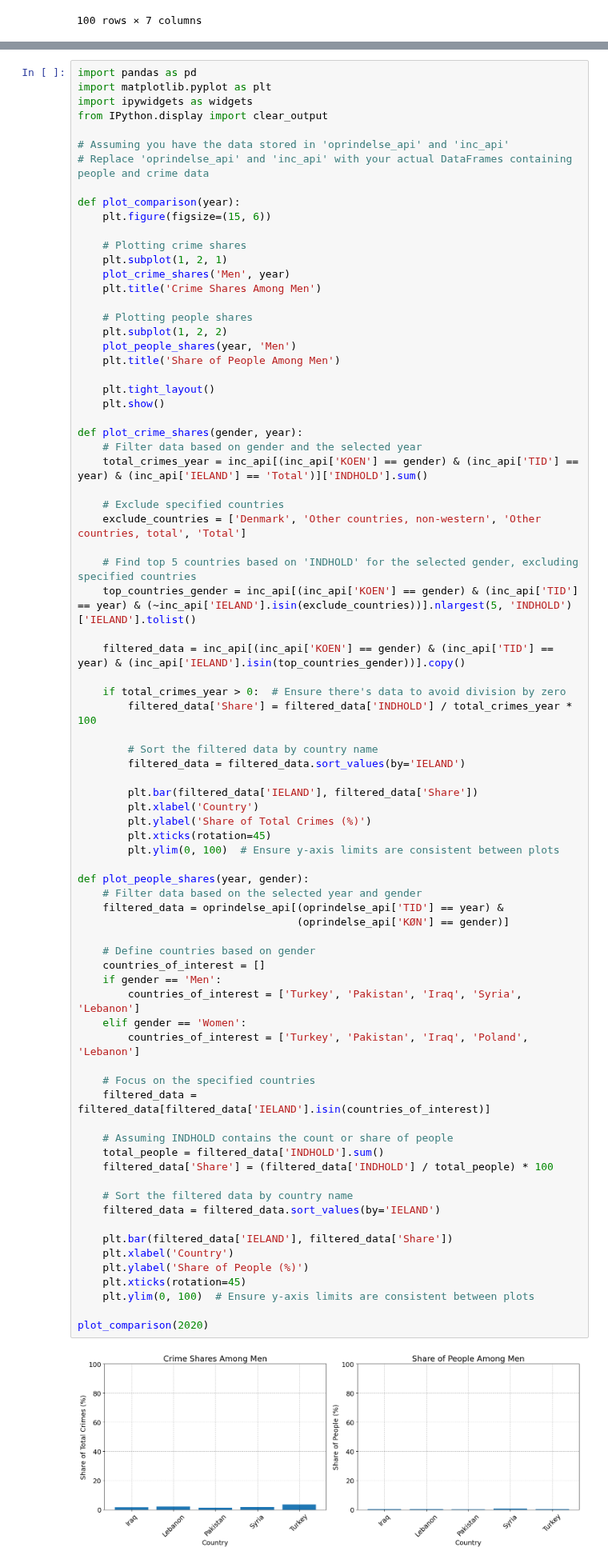
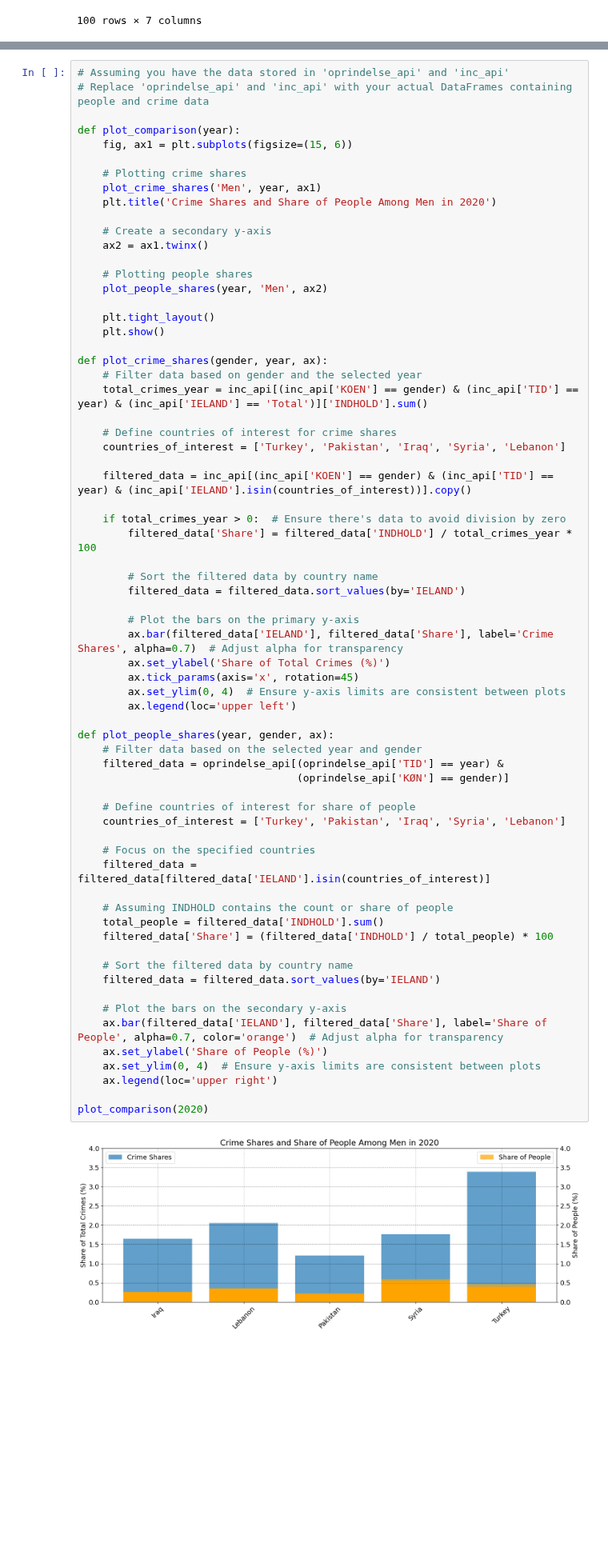
Before and after one commit to NumEconCopenhagen/projects-2024-malik-og-mads, a Jupyter notebook: dataproject/dataproject.ipynb, the cells around one changed output, grey strips where cells are left out. Shown at 80% size. Drawn from its saved outputs; the diff is of its cells as text; blank space fills up the shorter version.

```diff
--- a/dataproject/dataproject.ipynb
+++ b/dataproject/dataproject.ipynb
@@ -364,82 +364,71 @@ plot_people_shares(year_slider.value, gender_dropdown.value)
 HBox(children=(IntSlider(value=2017, description='Year:', max=2022, min=2017), Dropdown(description='Gender:',…
 [figure]
 # %%
-import pandas as pd
-import matplotlib.pyplot as plt
-import ipywidgets as widgets
-from IPython.display import clear_output
-
 # Assuming you have the data stored in 'oprindelse_api' and 'inc_api'
 # Replace 'oprindelse_api' and 'inc_api' with your actual DataFrames containing people and crime data
 
 def plot_comparison(year):
-    plt.figure(figsize=(15, 6))
+    fig, ax1 = plt.subplots(figsize=(15, 6))
 
     # Plotting crime shares
-    plt.subplot(1, 2, 1)
-    plot_crime_shares('Men', year)
-    plt.title('Crime Shares Among Men')
+    plot_crime_shares('Men', year, ax1)
+    plt.title('Crime Shares and Share of People Among Men in 2020')
+
+    # Create a secondary y-axis
+    ax2 = ax1.twinx()
 
     # Plotting people shares
-    plt.subplot(1, 2, 2)
-    plot_people_shares(year, 'Men')
-    plt.title('Share of People Among Men')
+    plot_people_shares(year, 'Men', ax2)
 
     plt.tight_layout()
     plt.show()
 
-def plot_crime_shares(gender, year):
+def plot_crime_shares(gender, year, ax):
     # Filter data based on gender and the selected year
     total_crimes_year = inc_api[(inc_api['KOEN'] == gender) & (inc_api['TID'] == year) & (inc_api['IELAND'] == 'Total')]['INDHOLD'].sum()
 
-    # Exclude specified countries
-    exclude_countries = ['Denmark', 'Other countries, non-western', 'Other countries, total', 'Total']
+    # Define countries of interest for crime shares
+    countries_of_interest = ['Turkey', 'Pakistan', 'Iraq', 'Syria', 'Lebanon']
 
-    # Find top 5 countries based on 'INDHOLD' for the selected gender, excluding specified countries
-    top_countries_gender = inc_api[(inc_api['KOEN'] == gender) & (inc_api['TID'] == year) & (~inc_api['IELAND'].isin(exclude_countries))].nlargest(5, 'INDHOLD')['IELAND'].tolist()
-
-    filtered_data = inc_api[(inc_api['KOEN'] == gender) & (inc_api['TID'] == year) & (inc_api['IELAND'].isin(top_countries_gender))].copy()
+    filtered_data = inc_api[(inc_api['KOEN'] == gender) & (inc_api['TID'] == year) & (inc_api['IELAND'].isin(countries_of_interest))].copy()
 
     if total_crimes_year > 0:  # Ensure there's data to avoid division by zero
         filtered_data['Share'] = filtered_data['INDHOLD'] / total_crimes_year * 100
 
         # Sort the filtered data by country name
         filtered_data = filtered_data.sort_values(by='IELAND')
 
-        plt.bar(filtered_data['IELAND'], filtered_data['Share'])
-        plt.xlabel('Country')
-        plt.ylabel('Share of Total Crimes (%)')
-        plt.xticks(rotation=45)
-        plt.ylim(0, 100)  # Ensure y-axis limits are consistent between plots
+        # Plot the bars on the primary y-axis
+        ax.bar(filtered_data['IELAND'], filtered_data['Share'], label='Crime Shares', alpha=0.7)  # Adjust alpha for transparency
+        ax.set_ylabel('Share of Total Crimes (%)')
+        ax.tick_params(axis='x', rotation=45)
+        ax.set_ylim(0, 4)  # Ensure y-axis limits are consistent between plots
+        ax.legend(loc='upper left')
 
-def plot_people_shares(year, gender):
+def plot_people_shares(year, gender, ax):
     # Filter data based on the selected year and gender
     filtered_data = oprindelse_api[(oprindelse_api['TID'] == year) &
                                    (oprindelse_api['KØN'] == gender)]
 
-    # Define countries based on gender
-    countries_of_interest = []
-    if gender == 'Men':
-        countries_of_interest = ['Turkey', 'Pakistan', 'Iraq', 'Syria', 'Lebanon']
-    elif gender == 'Women':
-        countries_of_interest = ['Turkey', 'Pakistan', 'Iraq', 'Poland', 'Lebanon']
+    # Define countries of interest for share of people
+    countries_of_interest = ['Turkey', 'Pakistan', 'Iraq', 'Syria', 'Lebanon']
 
     # Focus on the specified countries
     filtered_data = filtered_data[filtered_data['IELAND'].isin(countries_of_interest)]
 
     # Assuming INDHOLD contains the count or share of people
     total_people = filtered_data['INDHOLD'].sum()
     filtered_data['Share'] = (filtered_data['INDHOLD'] / total_people) * 100
 
     # Sort the filtered data by country name
     filtered_data = filtered_data.sort_values(by='IELAND')
 
-    plt.bar(filtered_data['IELAND'], filtered_data['Share'])
-    plt.xlabel('Country')
-    plt.ylabel('Share of People (%)')
-    plt.xticks(rotation=45)
-    plt.ylim(0, 100)  # Ensure y-axis limits are consistent between plots
+    # Plot the bars on the secondary y-axis
+    ax.bar(filtered_data['IELAND'], filtered_data['Share'], label='Share of People', alpha=0.7, color='orange')  # Adjust alpha for transparency
+    ax.set_ylabel('Share of People (%)')
+    ax.set_ylim(0, 4)  # Ensure y-axis limits are consistent between plots
+    ax.legend(loc='upper right')
 
 plot_comparison(2020)
 # %% [output]
-[figure, old version]
+[figure, new version]
```
